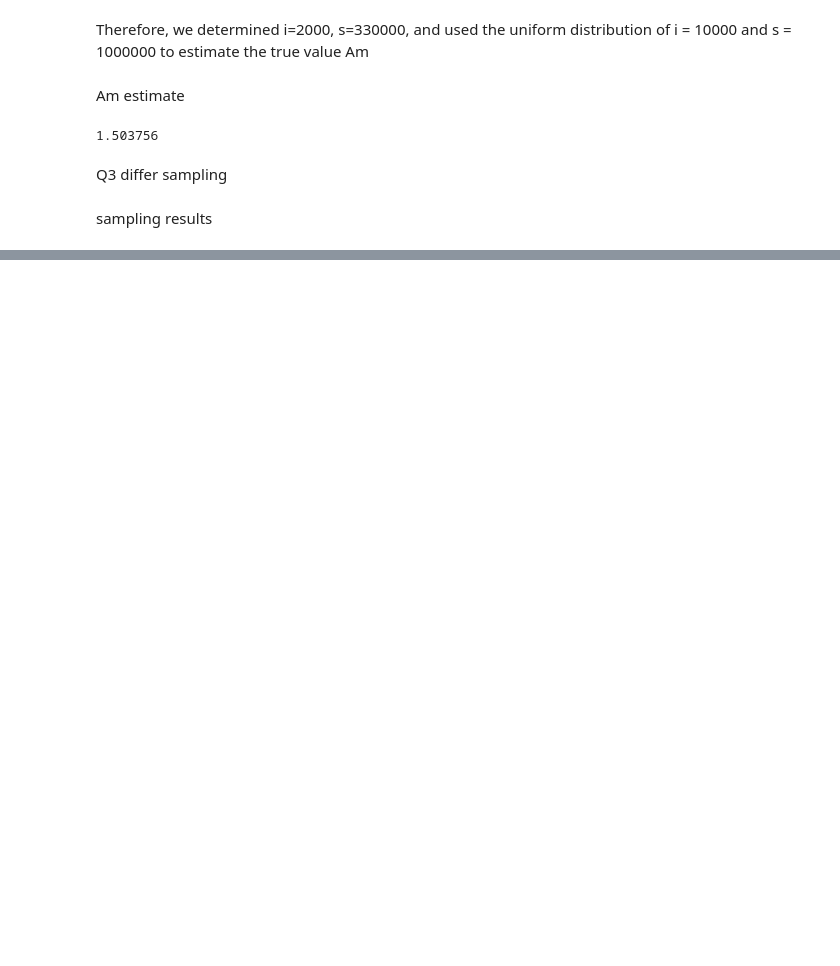
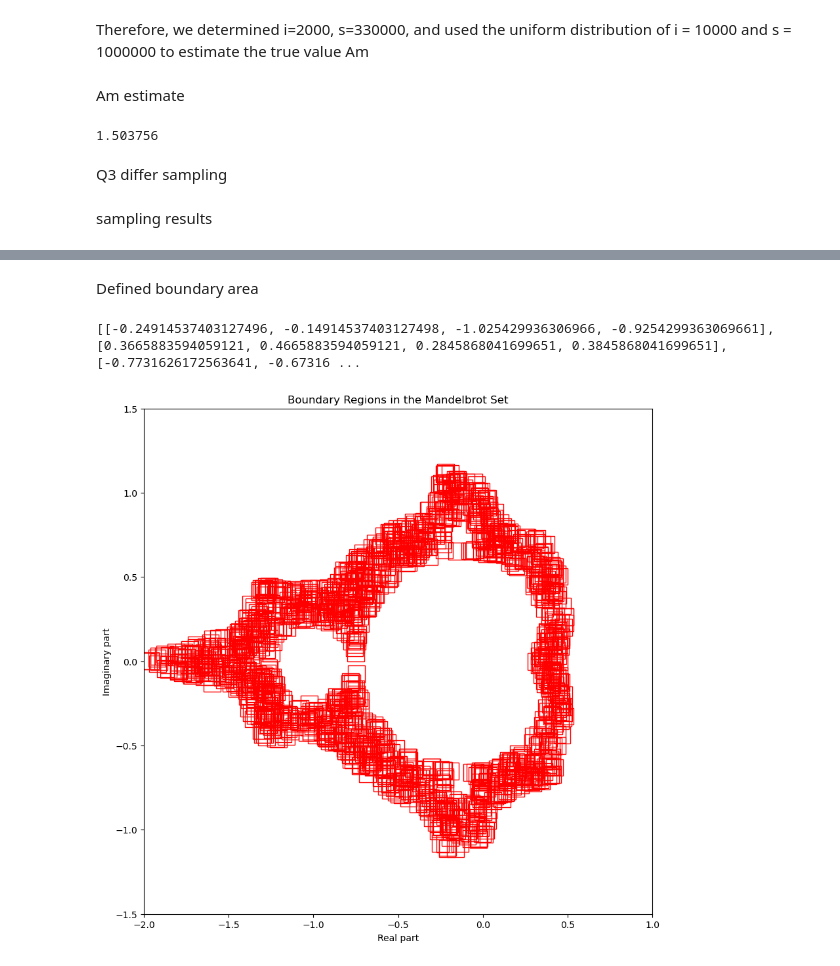
Before and after one commit to Ly-MX15/Stochastic_simulation, a Jupyter notebook: YuanLu/YuanLu.ipynb, the cells around one changed output, grey strips where cells are left out. Saved outputs shown, nothing was run; the diff lists cells and outputs as text; code cells hidden in the pictures; blank space fills up the shorter version.

```diff
--- a/YuanLu/YuanLu.ipynb
+++ b/YuanLu/YuanLu.ipynb
@@ -525,0 +569,48 @@ for point_set in point_sets:
+# %% [markdown]
+Defined boundary area
+# %%
+# Given an array of boundary points, and the size of the side length of the boundary region
+def define_boundary_regions(boundary_points, side_length):
+    boundary_squares = []
+    half_side = side_length / 2
+
+    for point in boundary_points:
+        left = point.real - half_side
+        right = point.real + half_side
+        bottom = point.imag - half_side
+        top = point.imag + half_side
+        boundary_squares.append([left, right, bottom, top])
+
+    return boundary_squares
+
+
+# Visualize the boundary area
+def visualize_boundary_regions(boundary_squares):
+    fig, ax = plt.subplots(figsize=(10, 10))
+
+
+    # Draw each boundary square
+    for square in boundary_squares:
+        left, right, bottom, top = square
+        square_patch = plt.Rectangle((left, bottom), right - left, top - bottom,
+                                     edgecolor='red', facecolor='none')
+        ax.add_patch(square_patch)
+
+    ax.set_xlim(x_range)
+    ax.set_ylim(y_range)
+    plt.xlabel('Real part')
+    plt.ylabel('Imaginary part')
+    plt.title('Boundary Regions in the Mandelbrot Set')
+    plt.show()
+
+# Use examples
+boundary_points = initial_sampling(x_range, y_range, num_samples, max_iter)
+boundary_squares = define_boundary_regions(boundary_points, 0.1)  # 0.1 is the length of the side of the square area
+
+
+print(boundary_squares)
+#visualize
+visualize_boundary_regions(boundary_squares)
+# %% [output]
+[[-0.24914537403127496, -0.14914537403127498, -1.025429936306966, -0.9254299363069661], [0.3665883594059121, 0.4665883594059121, 0.2845868041699651, 0.3845868041699651], [-0.7731626172563641, -0.67316 ...
+[figure, added]
```
Also changed, not shown: parts of 12 cells of this notebook, 2 other files.
